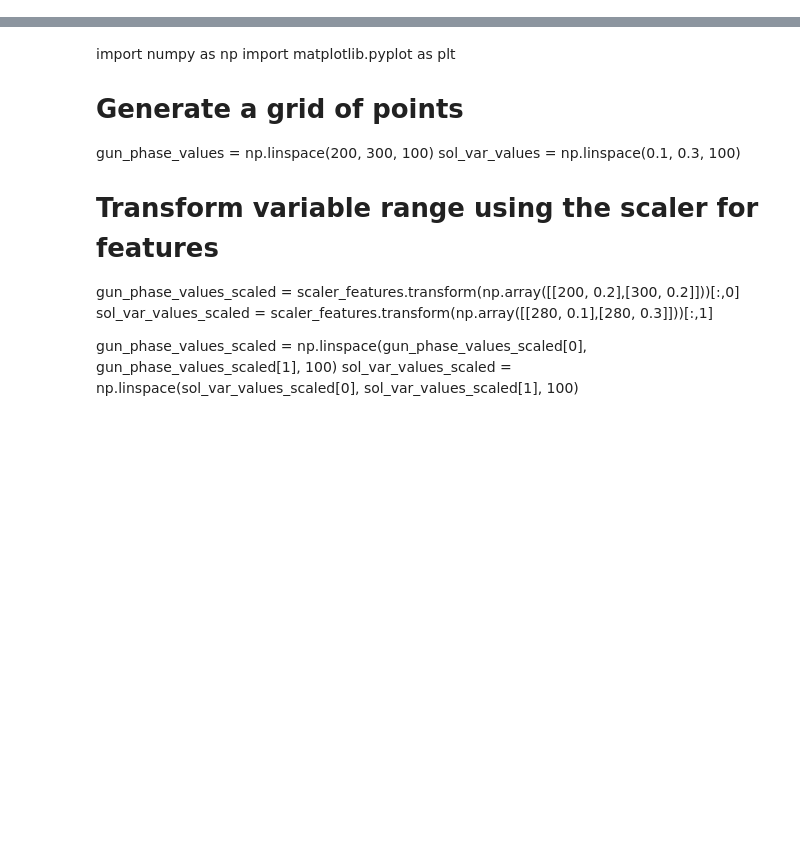
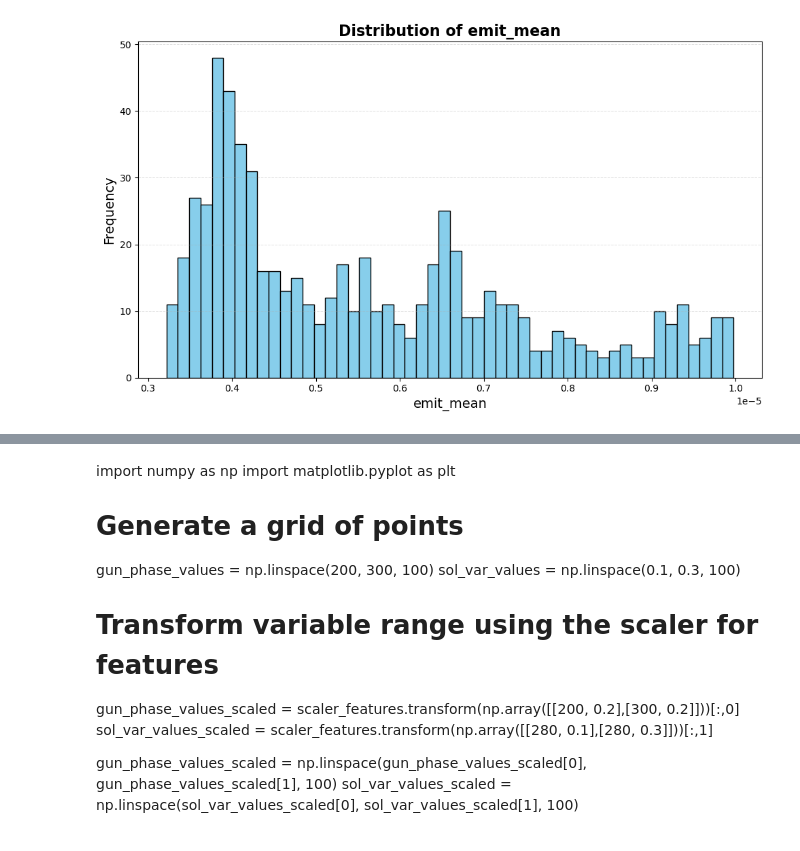
Before and after one commit to sanjeev-one/FACET-II, a Jupyter notebook: v2data_NN.ipynb, the cells around one changed output, grey strips where cells are left out. Drawn from its saved outputs; the diff is of its cells as text; code cells hidden in the pictures; blank space fills up the shorter version.

```diff
--- a/v2data_NN.ipynb
+++ b/v2data_NN.ipynb
@@ -73,2 +56,20 @@ data = pd.concat([data, data2])
+# %%
+
+
+# Create a histogram
+plt.figure(figsize=(10,6))
+plt.hist(data['emit_mean'], bins=50, color='skyblue', edgecolor='black')  # 50 bins is just an example; adjust as needed
+
+# Add title and labels
+plt.title('Distribution of emit_mean', fontsize=16, fontweight='bold')
+plt.xlabel('emit_mean', fontsize=14)
+plt.ylabel('Frequency', fontsize=14)
+
+# Display the plot
+plt.grid(axis='y', linestyle='--', linewidth=0.7, alpha=0.4)
+plt.tight_layout()
+plt.show()
+# %% [output]
+[figure, added]
 # %%
 
```
Also changed, not shown: parts of 16 cells of this notebook.
